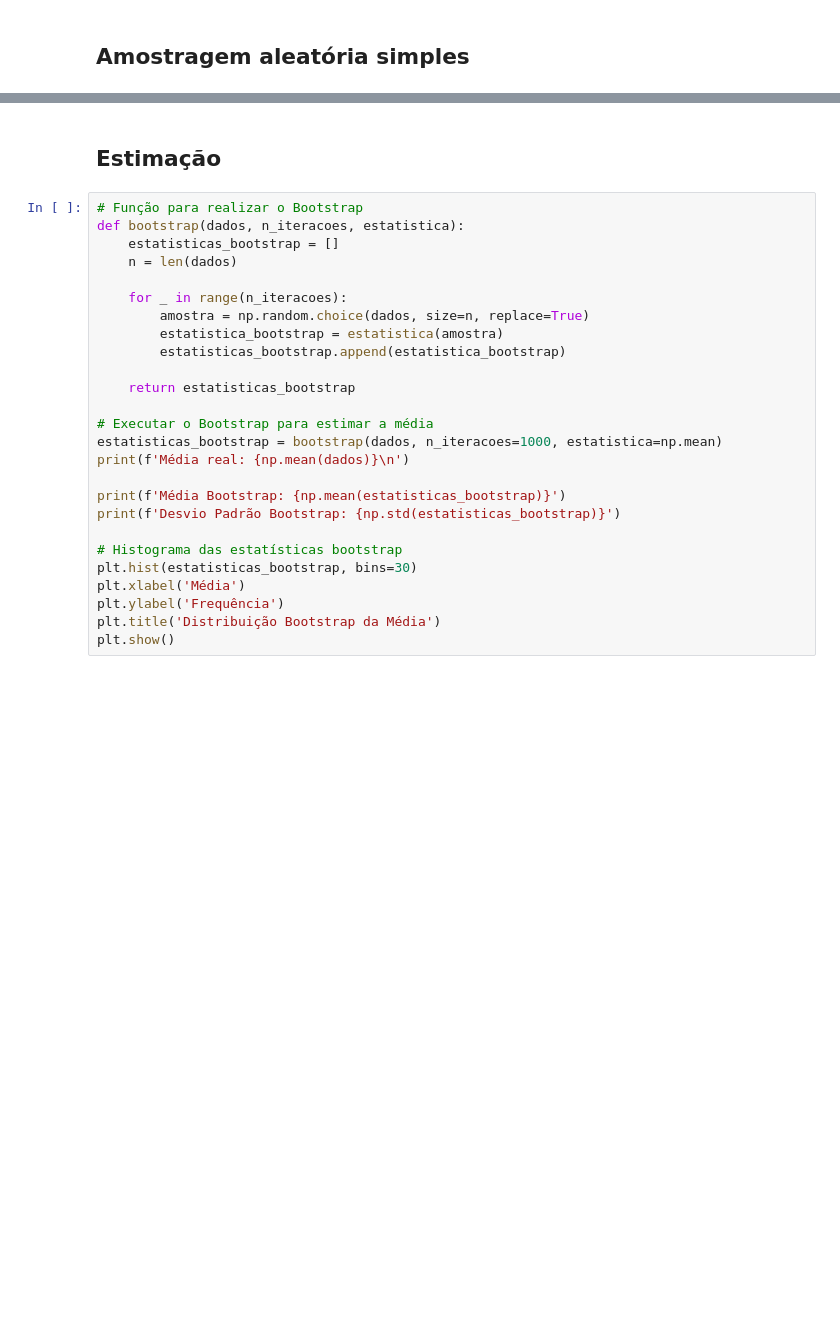
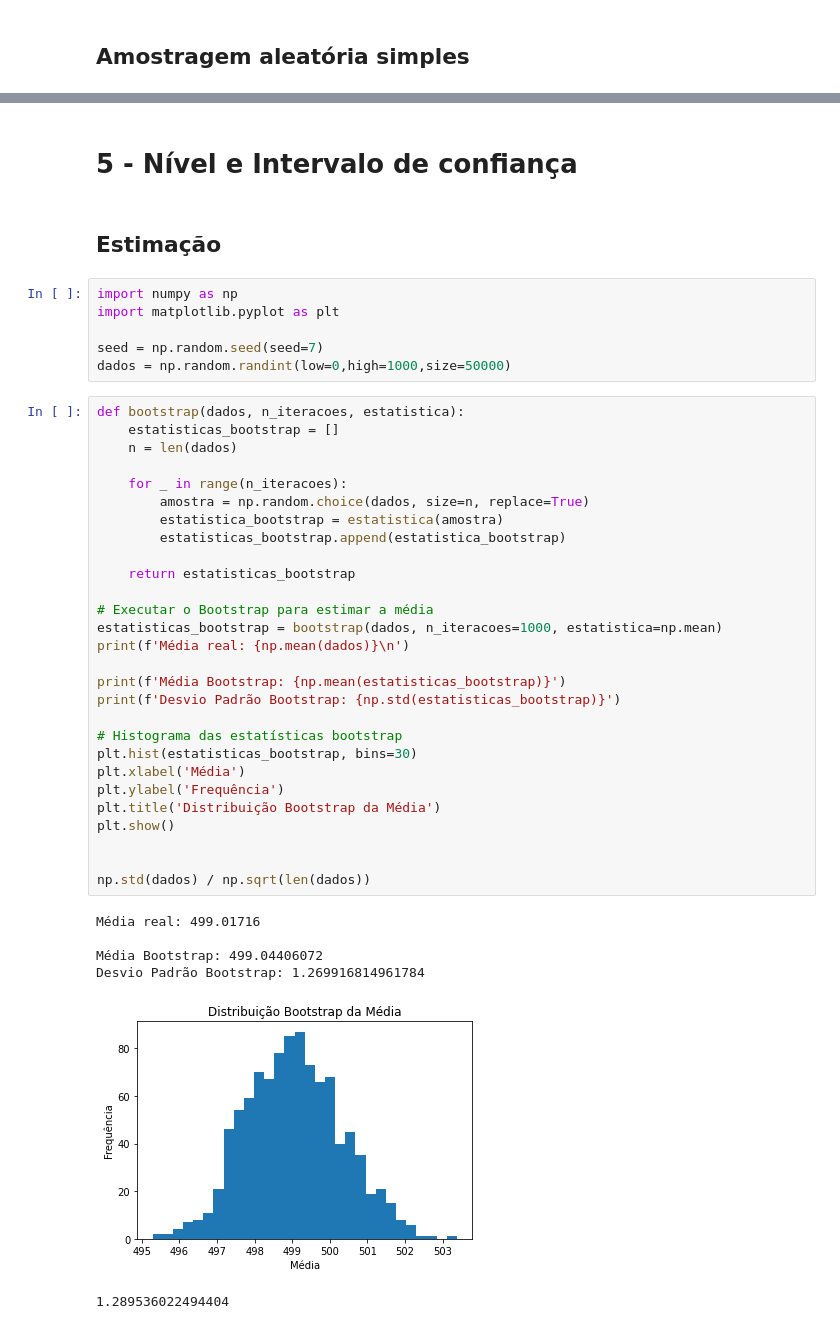
Before and after one commit to FranciscoFoz/math-stats-training, a Jupyter notebook: Estatística/Python/estatistica_probabilidade_amostragem.ipynb, the cells around one changed output, grey strips where cells are left out. Cells and saved outputs as stored; diff of their text form; blank space fills up the shorter version.

```diff
--- a/Estatística/Python/estatistica_probabilidade_amostragem.ipynb
+++ b/Estatística/Python/estatistica_probabilidade_amostragem.ipynb
@@ -521,29 +523,46 @@ Mars      0.211873
 Name: proportion, dtype: float64
+# %% [markdown]
+# 5 - Nível e Intervalo de confiança
 # %% [markdown]
 ## Estimação
+# %%
+import numpy as np
+import matplotlib.pyplot as plt
+
+seed = np.random.seed(seed=7)
+dados = np.random.randint(low=0,high=1000,size=50000)
 # %%
-# Função para realizar o Bootstrap
 def bootstrap(dados, n_iteracoes, estatistica):
     estatisticas_bootstrap = []
     n = len(dados)
 
     for _ in range(n_iteracoes):
         amostra = np.random.choice(dados, size=n, replace=True)
         estatistica_bootstrap = estatistica(amostra)
         estatisticas_bootstrap.append(estatistica_bootstrap)
 
     return estatisticas_bootstrap
 
 # Executar o Bootstrap para estimar a média
 estatisticas_bootstrap = bootstrap(dados, n_iteracoes=1000, estatistica=np.mean)
 print(f'Média real: {np.mean(dados)}\n')
 
 print(f'Média Bootstrap: {np.mean(estatisticas_bootstrap)}')
 print(f'Desvio Padrão Bootstrap: {np.std(estatisticas_bootstrap)}')
 
 # Histograma das estatísticas bootstrap
 plt.hist(estatisticas_bootstrap, bins=30)
 plt.xlabel('Média')
 plt.ylabel('Frequência')
 plt.title('Distribuição Bootstrap da Média')
 plt.show()
+
+
+np.std(dados) / np.sqrt(len(dados))
+# %% [output]
+Média real: 499.01716
+
+Média Bootstrap: 499.04406072
+Desvio Padrão Bootstrap: 1.269916814961784
+[figure, added]
+1.289536022494404
```
Also changed, not shown: parts of 16 cells of this notebook.
